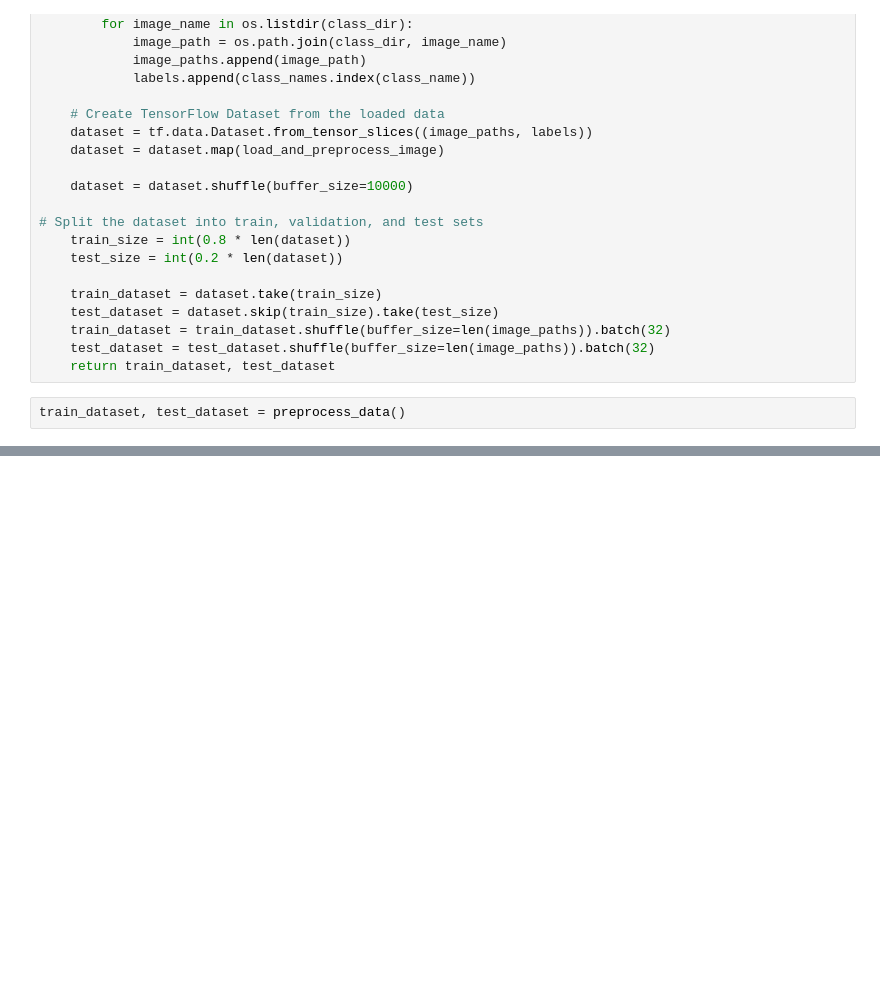
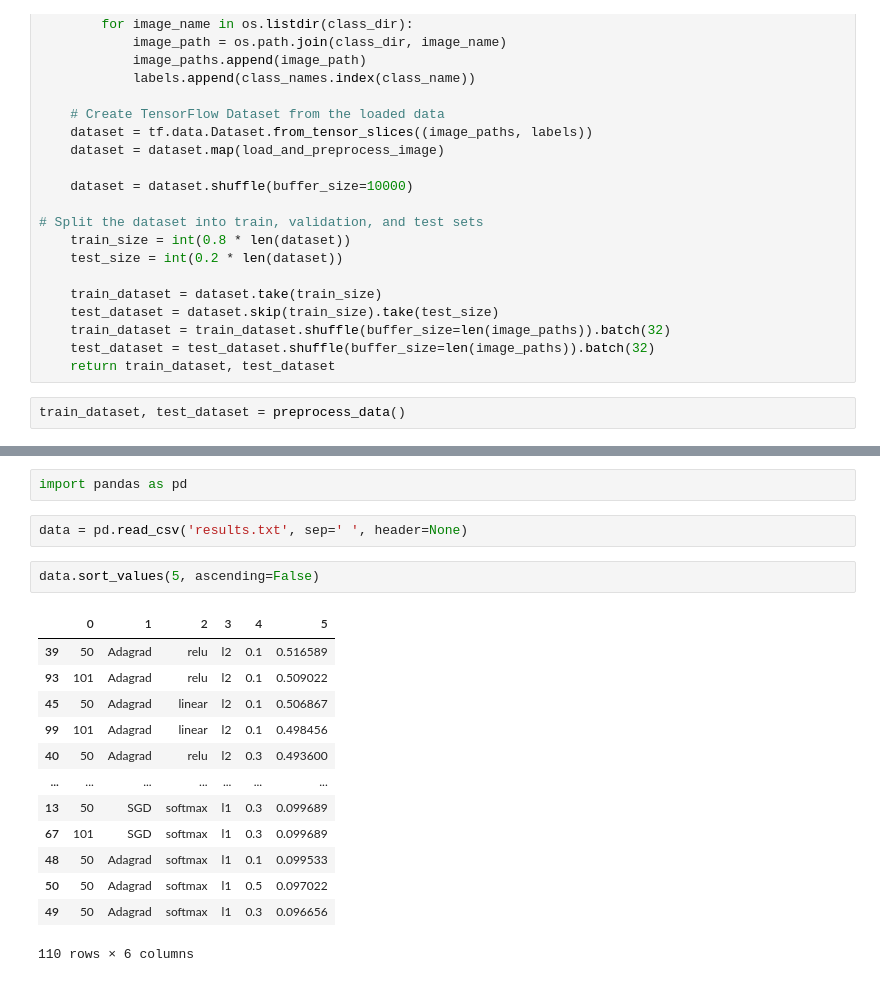
Before and after one commit to bieleckipiotr/Deep-Learning, a Jupyter notebook: premadeNets.ipynb, the cells around one changed output, grey strips where cells are left out. Saved outputs shown, nothing was run; the diff lists cells and outputs as text; blank space fills up the shorter version.

```diff
--- a/premadeNets.ipynb
+++ b/premadeNets.ipynb
@@ -157,0 +188,20 @@ Detected at node 'StatefulPartitionedCall_14' defined at (most recent call last)
+# %%
+import pandas as pd
+# %%
+data = pd.read_csv('results.txt', sep=' ', header=None)
+# %%
+data.sort_values(5, ascending=False)
+# %% [output]
+|  | 0 | 1 | 2 | 3 | 4 | 5 |
+| 39 | 50 | Adagrad | relu | l2 | 0.1 | 0.516589 |
+| 93 | 101 | Adagrad | relu | l2 | 0.1 | 0.509022 |
+| 45 | 50 | Adagrad | linear | l2 | 0.1 | 0.506867 |
+| 99 | 101 | Adagrad | linear | l2 | 0.1 | 0.498456 |
+| 40 | 50 | Adagrad | relu | l2 | 0.3 | 0.493600 |
+| ... | ... | ... | ... | ... | ... | ... |
+| 13 | 50 | SGD | softmax | l1 | 0.3 | 0.099689 |
+| 67 | 101 | SGD | softmax | l1 | 0.3 | 0.099689 |
+| 48 | 50 | Adagrad | softmax | l1 | 0.1 | 0.099533 |
+| 50 | 50 | Adagrad | softmax | l1 | 0.5 | 0.097022 |
+| 49 | 50 | Adagrad | softmax | l1 | 0.3 | 0.096656 |
+110 rows × 6 columns
```
Also changed, not shown: parts of 17 cells of this notebook, 2 other files.
